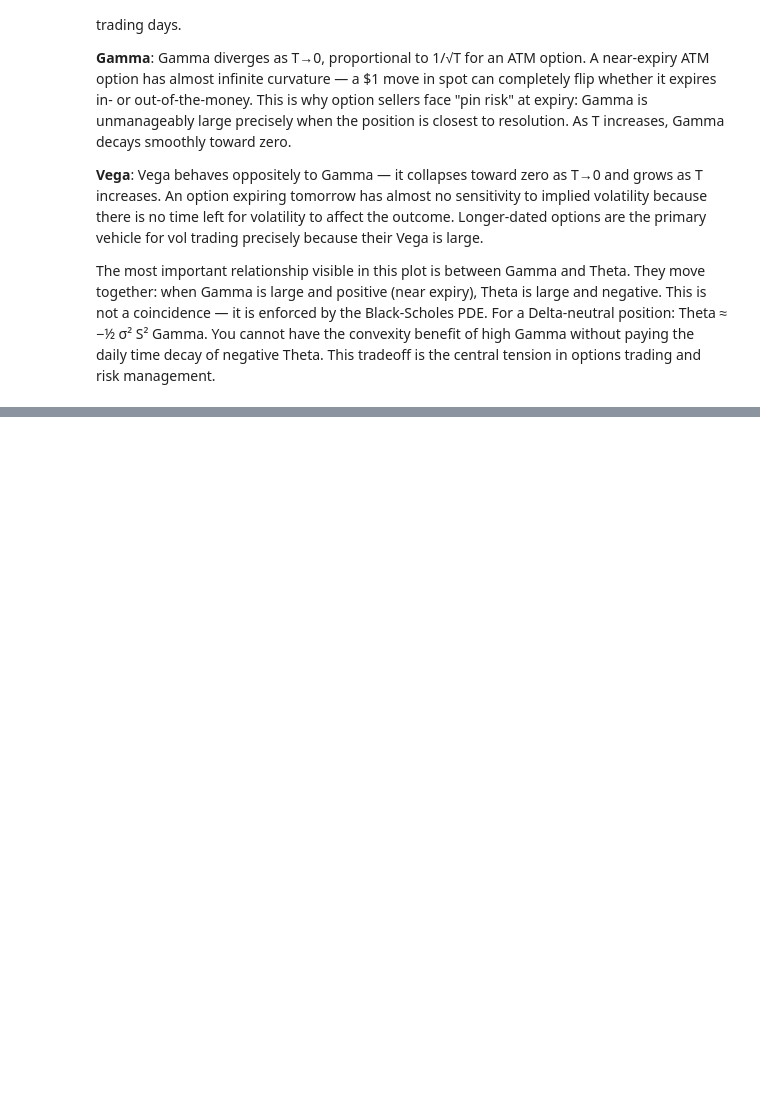
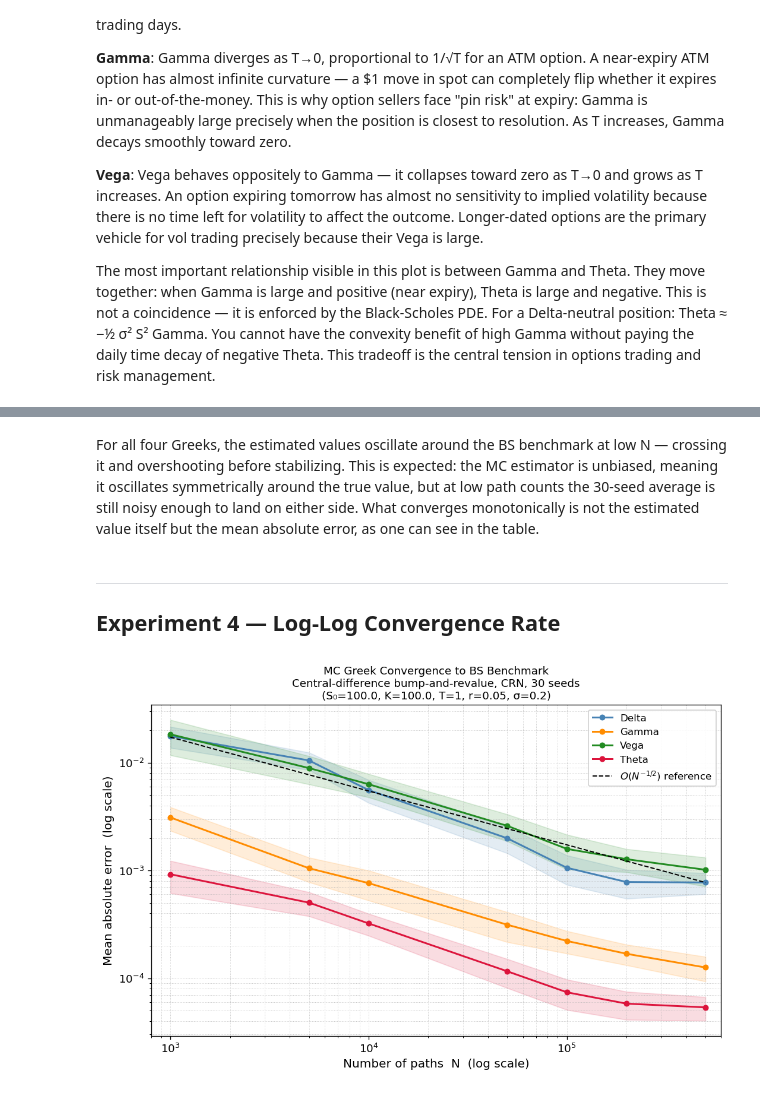
Before and after one commit to bfl-almeida/project_monte_carlo, a Jupyter notebook: notebooks/research_demo_greeks.ipynb, the cells around one changed output, grey strips where cells are left out. Saved outputs shown, nothing was run; the diff lists cells and outputs as text; code cells hidden in the pictures; blank space fills up the shorter version.

Commit message:
Update notebook up experiment 4

```diff
--- a/notebooks/research_demo_greeks.ipynb
+++ b/notebooks/research_demo_greeks.ipynb
@@ -231,0 +402,50 @@ df_disc[["n_steps", "dt", "mc_price", "std_error", "ci_lower", "ci_upper", "runt
+# %% [markdown]
+For all four Greeks, the estimated values oscillate around the BS benchmark at low N — crossing it and overshooting before stabilizing. This is expected: the MC estimator is unbiased, meaning it oscillates symmetrically around the true value, but at low path counts the 30-seed average is still noisy enough to land on either side. What converges monotonically is not the estimated value itself but the mean absolute error, as one can see in the table.
+# %% [markdown]
+---
+## Experiment 4 —  Log-Log Convergence Rate
+# %%
+from scipy import stats as scipy_stats
+
+fig, ax = plt.subplots(1, 1, figsize=(9, 6))
+
+colors = {"delta": "steelblue", "gamma": "darkorange",
+          "vega": "forestgreen", "theta": "crimson"}
+
+for greek, color in colors.items():
+    mean = agg_df[f"{greek}_mean_error"].to_numpy()
+    se   = agg_df[f"{greek}_se"].to_numpy()
+    n    = agg_df["n_paths"].to_numpy()
+
+    ax.loglog(n, mean, marker="o", color=color,
+              linewidth=1.8, markersize=5, label=greek.capitalize())
+    ax.fill_between(
+        n,
+        np.maximum(mean - 1.96 * se, 1e-6),  # clip negative lower bound
+        mean + 1.96 * se,
+        alpha=0.15, color=color,
+    )
+
+# O(N^{-0.5}) reference slope
+n_ref  = np.array([n.min(), n.max()])
+anchor = agg_df["delta_mean_error"].iloc[-1] * (n.max() ** 0.5)
+ax.loglog(n_ref, anchor * n_ref ** -0.5,
+          color="black", linestyle="--", linewidth=1.2,
+          label=r"$O(N^{-1/2})$ reference")
+
+ax.set_xlabel("Number of paths  N  (log scale)", fontsize=12)
+ax.set_ylabel("Mean absolute error  (log scale)", fontsize=12)
+ax.set_title(
+    "MC Greek Convergence to BS Benchmark\n"
+    r"Central-difference bump-and-revalue, CRN, 30 seeds"
+    f"\n(S₀={S0}, K={K}, T={T}, r={r}, σ={sigma})",
+    fontsize=11,
+)
+ax.legend(fontsize=10, framealpha=0.9)
+ax.grid(True, which="both", linestyle=":", linewidth=0.6, alpha=0.7)
+ax.set_xlim(n.min() * 0.8, n.max() * 1.2)
+
+plt.tight_layout()
+plt.show()
+# %% [output]
+[figure, added]
```
Also changed, not shown: parts of 6 cells of this notebook.
